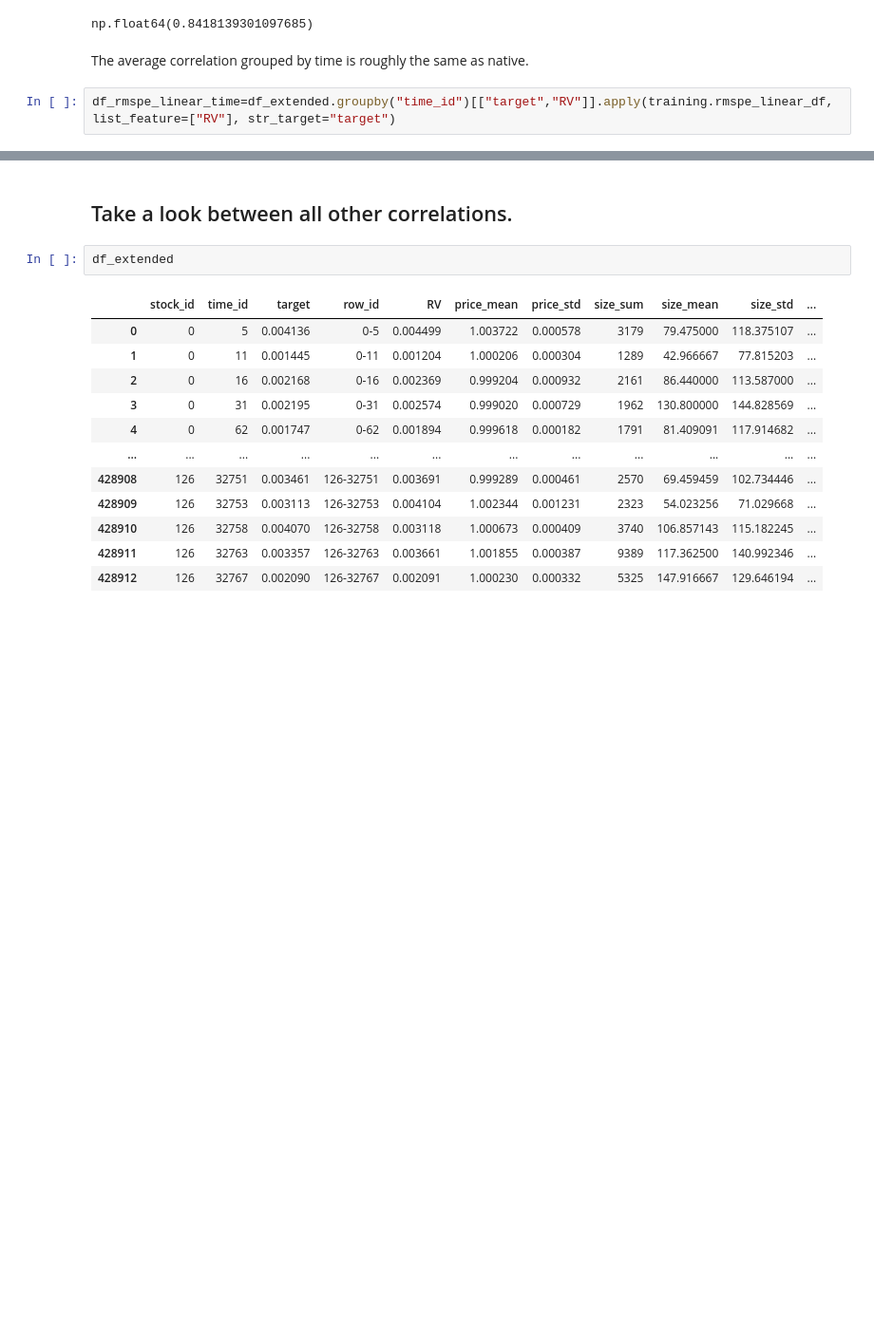
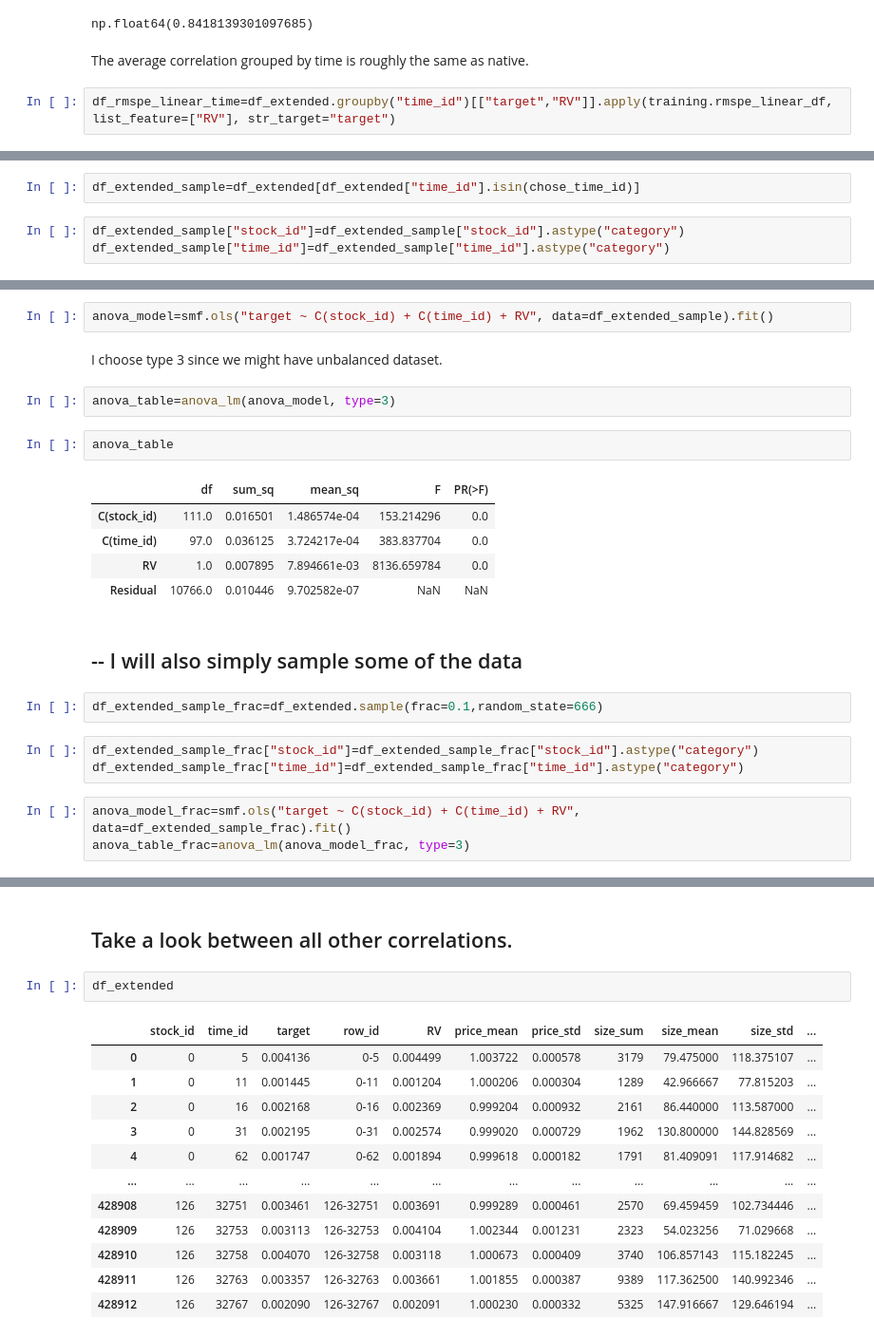
Before and after one commit to martinmf-dev/Realized_Volatility_Prediction_-erdos_deeplearning-, a Jupyter notebook: EDA/EDA_yuan.ipynb, the cells around one changed output, grey strips where cells are left out. Shown at 95% size. Cells and saved outputs as stored; diff of their text form; blank space fills up the shorter version.

```diff
--- a/EDA/EDA_yuan.ipynb
+++ b/EDA/EDA_yuan.ipynb
@@ -308,0 +370,5 @@ dtype: float64
+# %%
+df_extended_sample=df_extended[df_extended["time_id"].isin(chose_time_id)]
+# %%
+df_extended_sample["stock_id"]=df_extended_sample["stock_id"].astype("category")
+df_extended_sample["time_id"]=df_extended_sample["time_id"].astype("category")
@@ -308,0 +386,24 @@ dtype: float64
+# %%
+anova_model=smf.ols("target ~ C(stock_id) + C(time_id) + RV", data=df_extended_sample).fit()
+# %% [markdown]
+I choose type 3 since we might have unbalanced dataset.
+# %%
+anova_table=anova_lm(anova_model, type=3)
+# %%
+anova_table
+# %% [output]
+|  | df | sum_sq | mean_sq | F | PR(>F) |
+| C(stock_id) | 111.0 | 0.016501 | 1.486574e-04 | 153.214296 | 0.0 |
+| C(time_id) | 97.0 | 0.036125 | 3.724217e-04 | 383.837704 | 0.0 |
+| RV | 1.0 | 0.007895 | 7.894661e-03 | 8136.659784 | 0.0 |
+| Residual | 10766.0 | 0.010446 | 9.702582e-07 | NaN | NaN |
+# %% [markdown]
+## -- I will also simply sample some of the data
+# %%
+df_extended_sample_frac=df_extended.sample(frac=0.1,random_state=666)
+# %%
+df_extended_sample_frac["stock_id"]=df_extended_sample_frac["stock_id"].astype("category")
+df_extended_sample_frac["time_id"]=df_extended_sample_frac["time_id"].astype("category")
+# %%
+anova_model_frac=smf.ols("target ~ C(stock_id) + C(time_id) + RV", data=df_extended_sample_frac).fit()
+anova_table_frac=anova_lm(anova_model_frac, type=3)
```
Also changed, not shown: parts of 52 cells of this notebook, 1 other file.
